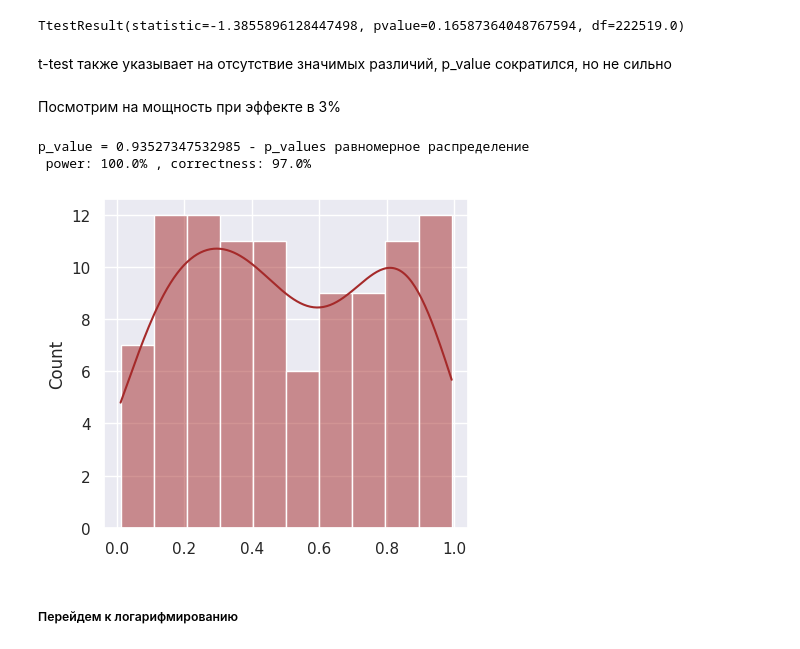
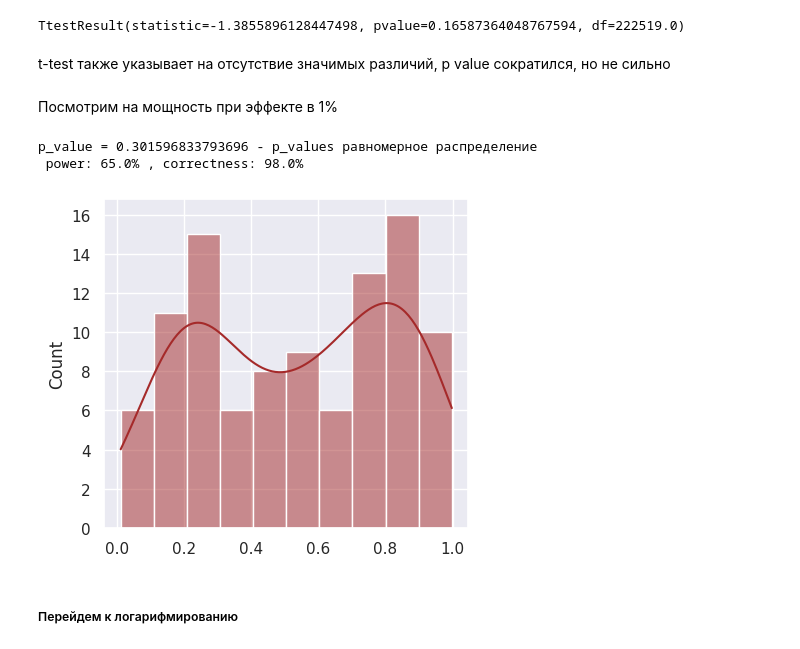
Before and after one commit to Tagirov0/itmo_ab_2023_autumn, a Jupyter notebook: HW2/HW2.ipynb, the cells around one changed output. Saved outputs shown, nothing was run; the diff lists cells and outputs as text; code cells hidden in the pictures.

```diff
--- a/HW2/HW2.ipynb
+++ b/HW2/HW2.ipynb
@@ -250,43 +250,42 @@ stats.ttest_ind(shop_metrics_all_cuped[shop_metrics_all_cuped.group == 'A']['car
 # %% [output]
 TtestResult(statistic=-1.3855896128447498, pvalue=0.16587364048767594, df=222519.0)
 # %% [markdown]
-t-test также указывает на отсутствие значимых различий, p_value сократился, но не сильно
+t-test также указывает на отсутствие значимых различий, p value сократился, но не сильно
 # %% [markdown]
-Посмотрим на мощность при эффекте в 3%
+Посмотрим на мощность при эффекте в 1%
 # %%
 correctness = []
 power = []
 
 for i in tqdm(range(100)):
 
     new_group = groups_splitter(shop.copy(), user_salt=salt_generator())
     new_df = pd.merge(shop, new_group, how="left", on=['user_id']).drop_duplicates()
     all_df = pd.merge(new_df, shop_metrics_old[['user_id', 'cart_added_cnt']], on=['user_id'], how='left')
     all_df = all_df.rename(columns={'cart_added_cnt_x': 'cart_added_cnt', 'cart_added_cnt_y': 'cart_added_cnt_covariate'})
 
     cuped_df = cuped_transform(all_df, ['cart_added_cnt'])
 
     vec_a = cuped_df[(cuped_df['group'] == 'A')]['cart_added_cnt_cuped']
     vec_b = cuped_df[(cuped_df['group'] == 'B')]['cart_added_cnt_cuped']
 
-    vec_b_effect = vec_b * 1.03
-
+    vec_b_effect = vec_b * 1.01
 
     p_cor, p_power = stats.ttest_ind(vec_a, vec_b)[1], stats.ttest_ind(vec_a, vec_b_effect)[1]
     correctness.append(p_cor)
     power.append(p_power)
 
 correctness = np.array(correctness)
 sns.set(rc={'figure.figsize':(4.7,4.27)})
 sns.histplot(data=correctness, bins=10, color='brown', kde=True)
 
 power = np.array(power)
 check_uniform(correctness)
 print(f' power: {(power[power < 0.05].shape[0] / power.shape[0]) * 100}% , correctness: {(1 - (correctness[correctness < 0.05].shape[0] / correctness.shape[0])) * 100}%')
 # %% [output]
-p_value = 0.93527347532985 - p_values равномерное распределение
- power: 100.0% , correctness: 97.0%
+p_value = 0.301596833793696 - p_values равномерное распределение
+ power: 65.0% , correctness: 98.0%
-[figure, old version]
+[figure, new version]
 # %% [markdown]
 ##### Перейдем к логарифмированию
 # %%
```
Also changed, not shown: parts of 8 cells of this notebook.
